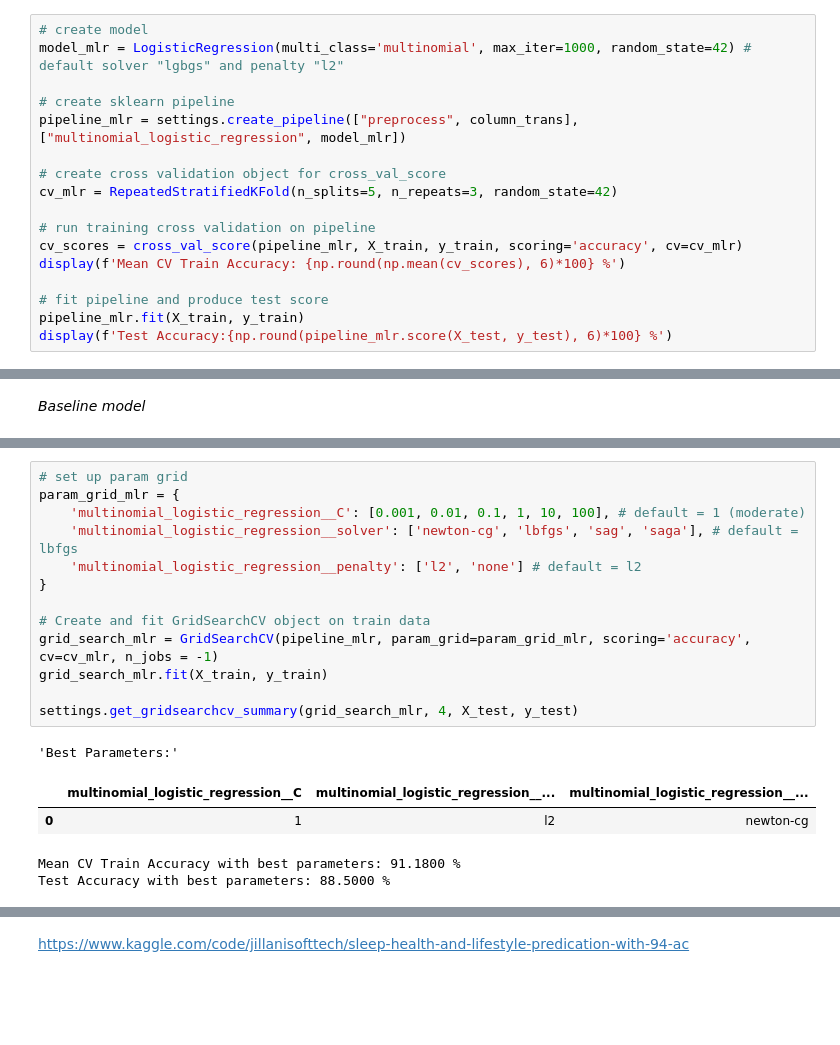
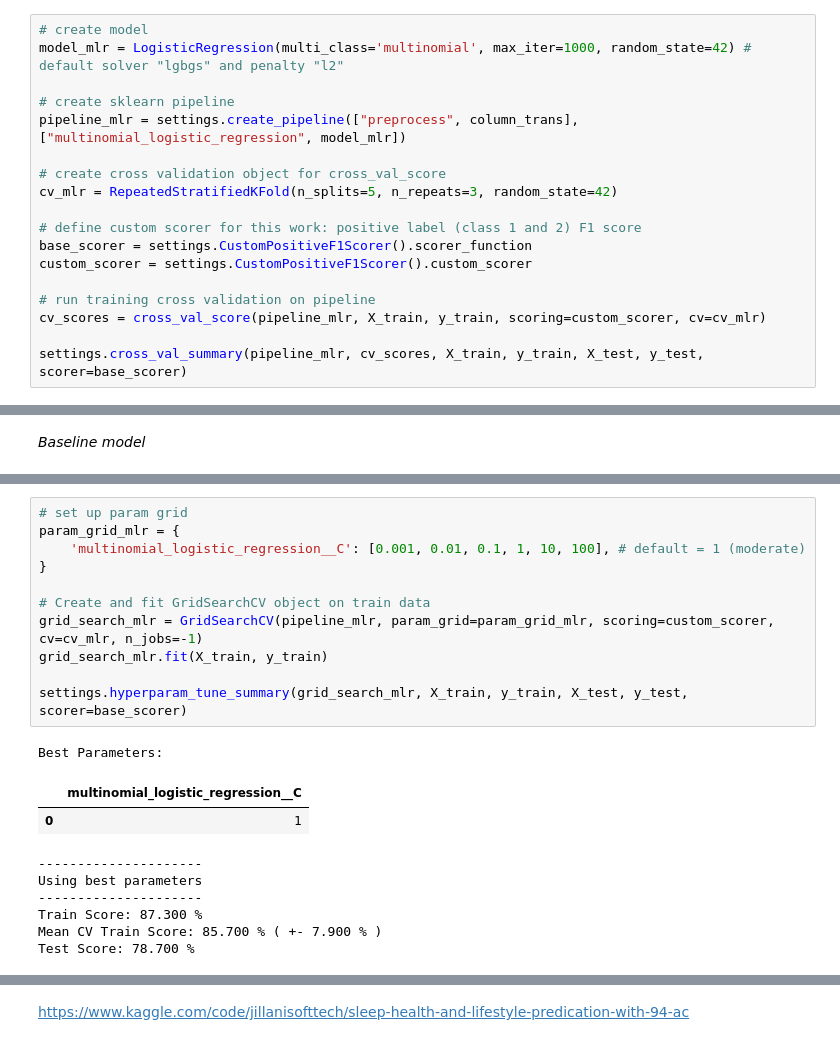
Before and after one commit to carstenegelund/sleep-disorder-classifier, a Jupyter notebook: model_logistic_regression.ipynb, the cells around one changed output, grey strips where cells are left out. Saved outputs shown, nothing was run; the diff lists cells and outputs as text; blank space fills up the shorter version.

```diff
--- a/model_logistic_regression.ipynb
+++ b/model_logistic_regression.ipynb
@@ -115,11 +104,12 @@ pipeline_mlr = settings.create_pipeline(["preprocess", column_trans], ["multinom
 # create cross validation object for cross_val_score
 cv_mlr = RepeatedStratifiedKFold(n_splits=5, n_repeats=3, random_state=42)
 
+# define custom scorer for this work: positive label (class 1 and 2) F1 score
+base_scorer = settings.CustomPositiveF1Scorer().scorer_function
+custom_scorer = settings.CustomPositiveF1Scorer().custom_scorer
+
 # run training cross validation on pipeline
-cv_scores = cross_val_score(pipeline_mlr, X_train, y_train, scoring='accuracy', cv=cv_mlr)
-display(f'Mean CV Train Accuracy: {np.round(np.mean(cv_scores), 6)*100} %')
+cv_scores = cross_val_score(pipeline_mlr, X_train, y_train, scoring=custom_scorer, cv=cv_mlr)
 
-# fit pipeline and produce test score
-pipeline_mlr.fit(X_train, y_train)
-display(f'Test Accuracy:{np.round(pipeline_mlr.score(X_test, y_test), 6)*100} %')
+settings.cross_val_summary(pipeline_mlr, cv_scores, X_train, y_train, X_test, y_test, scorer=base_scorer)
 # %% [output]
@@ -668,19 +638,21 @@ display(f'Test Accuracy:{np.round(pipeline_mlr.score(X_test, y_test), 6)*100} %'
 # %%
 # set up param grid
 param_grid_mlr = {
     'multinomial_logistic_regression__C': [0.001, 0.01, 0.1, 1, 10, 100], # default = 1 (moderate)
-    'multinomial_logistic_regression__solver': ['newton-cg', 'lbfgs', 'sag', 'saga'], # default = lbfgs
-    'multinomial_logistic_regression__penalty': ['l2', 'none'] # default = l2
 }
 
 # Create and fit GridSearchCV object on train data
-grid_search_mlr = GridSearchCV(pipeline_mlr, param_grid=param_grid_mlr, scoring='accuracy', cv=cv_mlr, n_jobs = -1)
+grid_search_mlr = GridSearchCV(pipeline_mlr, param_grid=param_grid_mlr, scoring=custom_scorer, cv=cv_mlr, n_jobs=-1)
 grid_search_mlr.fit(X_train, y_train)
 
-settings.get_gridsearchcv_summary(grid_search_mlr, 4, X_test, y_test)
+settings.hyperparam_tune_summary(grid_search_mlr, X_train, y_train, X_test, y_test, scorer=base_scorer)
 # %% [output]
-'Best Parameters:'
+Best Parameters:
-|  | multinomial_logistic_regression__C | multinomial_logistic_regression__... | multinomial_logistic_regression__... |
-| 0 | 1 | l2 | newton-cg |
+|  | multinomial_logistic_regression__C |
+| 0 | 1 |
-Mean CV Train Accuracy with best parameters: 91.1800 %
-Test Accuracy with best parameters: 88.5000 %
+---------------------
+Using best parameters
+---------------------
+Train Score: 87.300 %
+Mean CV Train Score: 85.700 % ( +- 7.900 % )
+Test Score: 78.700 %
```
Also changed, not shown: parts of 42 cells of this notebook.
